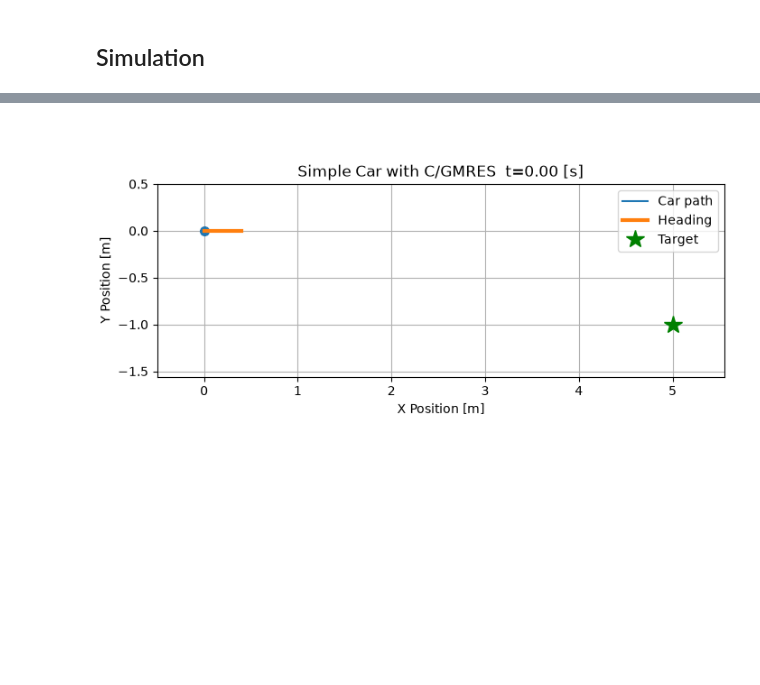
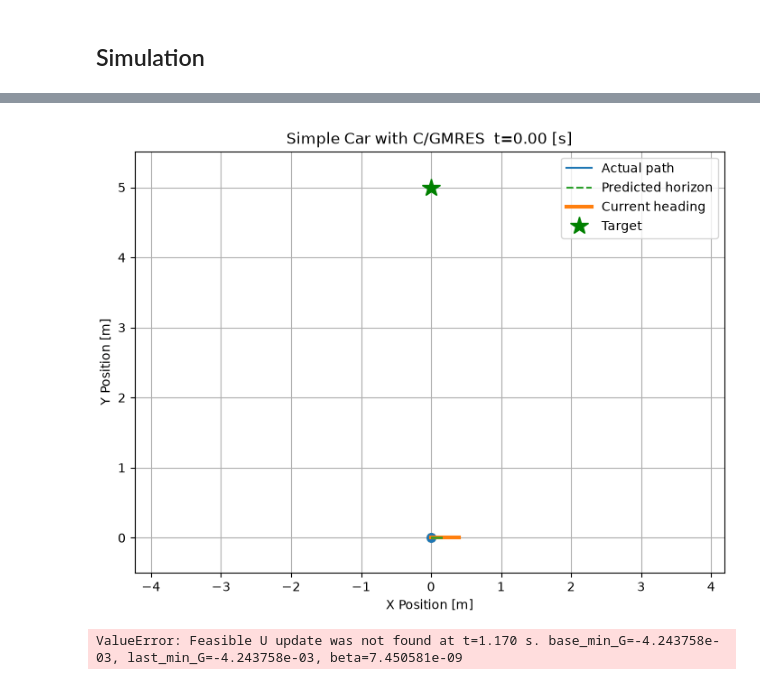
Before and after one commit to hideto008/learning_C-GMRES, a Jupyter notebook: Application/SimpleCar.ipynb, the cells around one changed output, grey strips where cells are left out. Cells and saved outputs as stored; diff of their text form; code cells hidden in the pictures; blank space fills up the shorter version.

```diff
--- a/Application/SimpleCar.ipynb
+++ b/Application/SimpleCar.ipynb
@@ -1472,7 +1499,7 @@ def calc_simulation(params: CarParams, X0, total_time):
     states[0] = X0
 
     # 各時刻における予測ホライゾンでの状態軌道
-    predicted_state = np.zeros((num_steps+1, params.N +1 , 5),
+    predicted_states = np.zeros((num_steps, params.N +1 , 5),
                                dtype=np.float64,)
 
     dt_array = np.zeros(num_steps)
@@ -1489,8 +1516,8 @@ def calc_simulation(params: CarParams, X0, total_time):
         dt_array[step] = end_time - start_time
 
         # 今回の予測ホライゾンの状態軌道を保存
-        predicted_state[step] = (
-            controller.predicted_state
+        predicted_states[step] = (
+            controller.predicted_states
         )
         # 車両の状態を更新
         next_state = car.step(cmd_U, dt)
@@ -1502,7 +1529,7 @@ def calc_simulation(params: CarParams, X0, total_time):
     print(f"C/GMRES max time: {dt_array.max()*1000:.2f} [ms]")
     print(f"C/GMRES min time: {dt_array.min()*1000:.2f} [ms]")
 
-    return states, predicted_state
+    return states, predicted_states
 # %%
 def show_result_in_map(states, params: CarParams):
     import matplotlib.pyplot as plt
@@ -1970,7 +2157,7 @@ param1 = CarParams(
         [2.0, 0.0, 0.5, 0.0],
         [4.0, 2.0, 0.8, 0]],
          dtype=np.float64),
-    target=np.array([np.radians(-30.0), 5.0, -1.0], dtype=np.float64)
+    target=np.array([np.radians(-180.0), 0.0, 5.0], dtype=np.float64)
 )
 
 param1.m = 1
@@ -1986,7 +2173,7 @@ param1.q_running = np.array([5.0, 1.1, 0.1, 7.0, 7.0], dtype=np.float64)
 param1.q_terminal = np.array([3.0, 1.0, 1.0, 6.0, 6.0], dtype=np.float64)
 
 
-ret, predicted_states = calc_simulation(param1, X0=np.array([0.0, 0.0, 0.0, 0.0, 0.0]), total_time=30.0)
-show_result_in_map(ret, param1)
-show_state_in_time(ret, param1)
+states, predicted_states = calc_simulation(param1, X0=np.array([0.0, 0.0, 0.0, 0.0, 0.0]), total_time=30.0)
+show_result_in_map(states, param1)
+show_state_in_time(states, param1)
 # %% [output]
@@ -1994,18 +2185,48 @@ ValueError: setting an array element with a sequence. The requested array has an
 # %%
 animation = create_car_animation(
-    ret,
+    states,
     predicted_states,
     param1,
-    frame_step=20,
+    frame_step=10,
     interval_ms=100,
+    animation_start_time=0.0,
+    animation_end_time=15.0,
     predicted_heading_step=3,
+    view_aspect=1.4,
     gif_path="simple_car.gif",
 )
 
 plt.close(animation._fig)
 
 from IPython.display import Image, display
 
 display(Image(filename="simple_car.gif"))
 # %% [output]
-[figure, old version]
+[figure, new version]
+# %%
+param2 = CarParams(
+    obstacles=np.array([
+        [2.0, 0.5, 1., 1.0],
+        [4.0, 2.0, 0.8, 0]],
+         dtype=np.float64),
+    target=np.array([np.radians(0.0), 8.0, 0.1], dtype=np.float64)
+)
+
+param2.m = 1
+param2.I = 0.1
+param2.Tf = 3.5
+param2.Ta = 0.5
+param2.zeta = 30
+param2.dt = 0.01
+param2.input_weights = np.array([10.0, 10.0], dtype=np.float64)
+param2.barrier_weights = np.array([20.0, 20.0], dtype=np.float64)
+param2.input_limits = np.array([200.0, 200.0], dtype=np.float64)
+param2.q_running = np.array([25.0, 1.1, 1.1, 2.0, 2.0], dtype=np.float64)
+param2.q_terminal = np.array([5.0, 1.0, 0.0, 2.0, 2.0], dtype=np.float64)
+
+
+states, predicted_states = calc_simulation(param2, X0=np.array([0.0, 0.0, 0.0, 0.0, 0.0]), total_time=30.0)
+show_result_in_map(states, param2)
+show_state_in_time(states, param2)
+# %% [output]
+ValueError: Feasible U update was not found at t=1.170 s. base_min_G=-4.243758e-03, last_min_G=-4.243758e-03, beta=7.450581e-09
```
Also changed, not shown: parts of 4 cells of this notebook, 2 other files.
